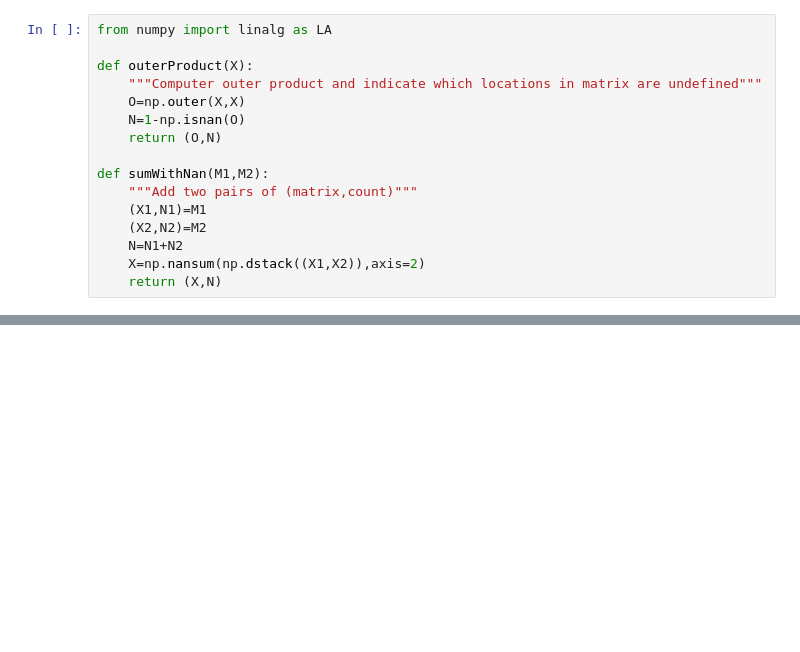
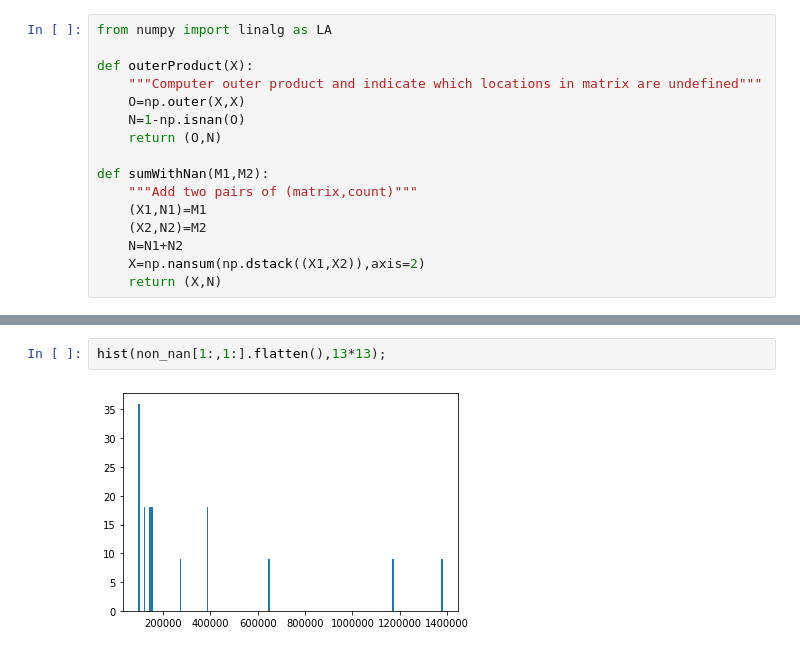
Before and after one commit to yihanhu97/SoundMapping-ODAS, a Jupyter notebook: postprocessing/Covariance Matrix Calculations.ipynb, the cells around one changed output, grey strips where cells are left out. Drawn from its saved outputs; the diff is of its cells as text; blank space fills up the shorter version.

```diff
--- a/postprocessing/Covariance Matrix Calculations.ipynb
+++ b/postprocessing/Covariance Matrix Calculations.ipynb
@@ -105,0 +150,4 @@ array([[ 5.15353103e-02, -9.01942142e-03, -2.39131445e-03,
+# %%
+hist(non_nan[1:,1:].flatten(),13*13);
+# %% [output]
+[figure, added]
```
Also changed, not shown: parts of 15 cells of this notebook, 3 other files.
